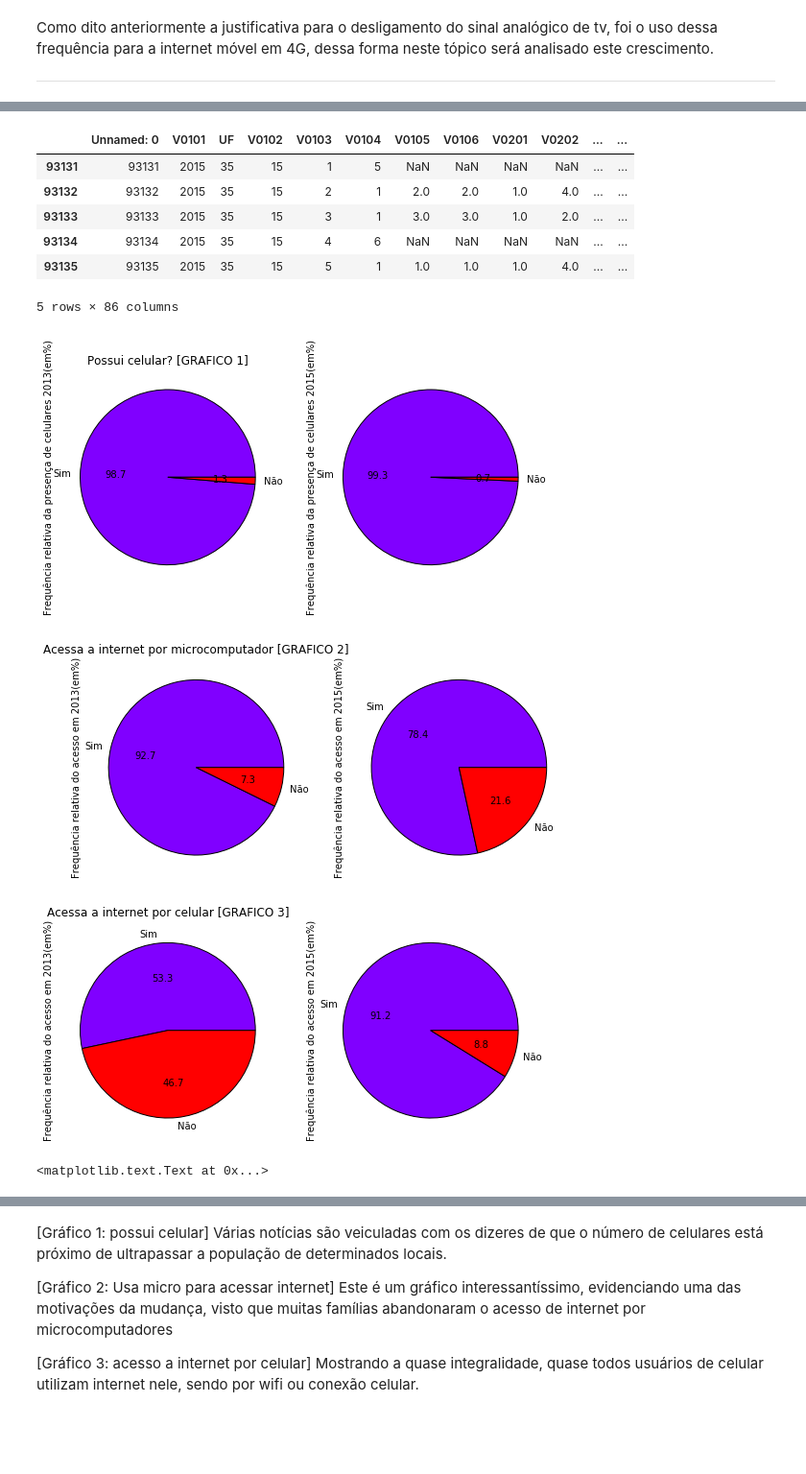
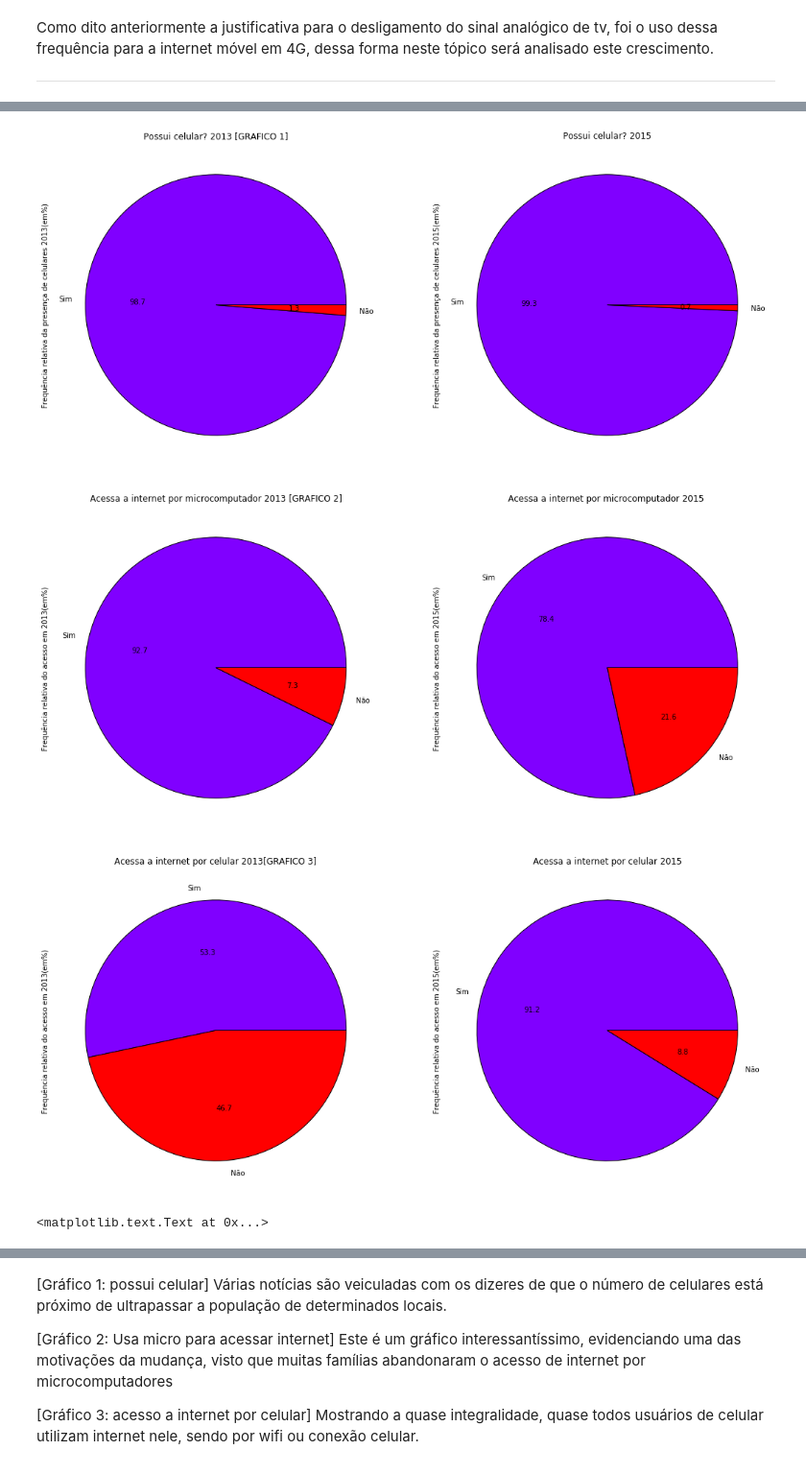
Before and after one commit to pamplonamatheus/Dados, a Jupyter notebook: projeto1/Projeto1 Layout.ipynb, the cells around one changed output, grey strips where cells are left out. Shown: that part at 96% size. Saved outputs shown, nothing was run; the diff lists cells and outputs as text; code cells hidden in the pictures; blank space fills up the shorter version.

```diff
--- a/projeto1/Projeto1 Layout.ipynb
+++ b/projeto1/Projeto1 Layout.ipynb
@@ -110,33 +130,19 @@ d2 =  dadossp15.dropna(subset = ['tresg', 'celular', 'usapc', 'usacel'])
-# %%
-dadossp15.head()
-# %% [output]
-|  | Unnamed: 0 | V0101 | UF | V0102 | V0103 | V0104 | V0105 | V0106 | V0201 | V0202 | ... | ... |
-| 93131 | 93131 | 2015 | 35 | 15 | 1 | 5 | NaN | NaN | NaN | NaN | ... | ... |
-| 93132 | 93132 | 2015 | 35 | 15 | 2 | 1 | 2.0 | 2.0 | 1.0 | 4.0 | ... | ... |
-| 93133 | 93133 | 2015 | 35 | 15 | 3 | 1 | 3.0 | 3.0 | 1.0 | 2.0 | ... | ... |
-| 93134 | 93134 | 2015 | 35 | 15 | 4 | 6 | NaN | NaN | NaN | NaN | ... | ... |
-| 93135 | 93135 | 2015 | 35 | 15 | 5 | 1 | 1.0 | 1.0 | 1.0 | 4.0 | ... | ... |
-5 rows × 86 columns
 # %%
 n = dadossp13.shape[0]
 n = dadossp15.shape[0]
-
-
-
-
 
 plt.show()
 
 plt.subplot(221)
 ut2 = ((d1.celular.value_counts()/n)*100).round(decimals=1)
 
-plot = ut2.plot(kind='pie',title='Possui celular? [GRAFICO 1]',figsize=(9, 9),autopct='%.1f',colormap = "rainbow")
+plot = ut2.plot(kind='pie',title='Possui celular? 2013 [GRAFICO 1]',figsize=(18, 18),autopct='%.1f',colormap = "rainbow")
 plt.ylabel('Frequência relativa da presença de celulares 2013(em%)')
 
 plt.subplot(222)
 ut3 = ((d2.celular.value_counts()/n)*100).round(decimals=1)
 
-plot = ut3.plot(kind='pie',title='',figsize=(9, 9),autopct='%.1f',colormap = "rainbow")
+plot = ut3.plot(kind='pie',title='Possui celular? 2015',figsize=(18, 18),autopct='%.1f',colormap = "rainbow")
 plt.ylabel('Frequência relativa da presença de celulares 2015(em%)')
 plt.show()
 
@@ -144,42 +150,42 @@ plt.show()
 plt.subplot(221)
 ut4 = ((d1.usapc.value_counts()/n)*100).round(decimals=1)
 
-plot = ut4.plot(kind='pie',title='Acessa a internet por microcomputador [GRAFICO 2]',figsize=(9, 9),autopct='%.1f',colormap = "rainbow")
+plot = ut4.plot(kind='pie',title='Acessa a internet por microcomputador 2013 [GRAFICO 2]',figsize=(18, 18),autopct='%.1f',colormap = "rainbow")
 plt.ylabel('Frequência relativa do acesso em 2013(em%)')
 
 plt.subplot(222)
 ut5 = ((d2.usapc.value_counts()/n)*100).round(decimals=1)
 
-plot = ut5.plot(kind='pie',title='',figsize=(9, 9),autopct='%.1f',colormap = "rainbow")
+plot = ut5.plot(kind='pie',title='Acessa a internet por microcomputador 2015 ',figsize=(18, 18),autopct='%.1f',colormap = "rainbow")
 plt.ylabel('Frequência relativa do acesso em 2015(em%)')
 plt.show()
 
 plt.subplot(221)
 ut6 = ((d1.usacel.value_counts()/n)*100).round(decimals=1)
 
-plot = ut6.plot(kind='pie',title='Acessa a internet por celular [GRAFICO 3]',figsize=(9, 9),autopct='%.1f',colormap = "rainbow")
+plot = ut6.plot(kind='pie',title='Acessa a internet por celular 2013[GRAFICO 3]',figsize=(18, 18),autopct='%.1f',colormap = "rainbow")
 plt.ylabel('Frequência relativa do acesso em 2013(em%)')
 
 plt.subplot(222)
 ut7 = ((d2.usacel.value_counts()/n)*100).round(decimals=1)
 
-plot = ut7.plot(kind='pie',title='',figsize=(9, 9),autopct='%.1f',colormap = "rainbow")
+plot = ut7.plot(kind='pie',title='Acessa a internet por celular 2015',figsize=(18, 18),autopct='%.1f',colormap = "rainbow")
 plt.ylabel('Frequência relativa do acesso em 2015(em%)')
 plt.show()
 
 plt.subplot(221)
 ut0 = ((d1.tresg.value_counts()/n)*100).round(decimals=1)
 
-plot = ut0.plot(kind='pie',title='Acesso a internet 3G e 4G no estado de SP [GRAFICO 4]',autopct='%.1f',figsize=(9,9),colormap = "rainbow")
+plot = ut0.plot(kind='pie',title='Acesso a internet 3G e 4G no estado de SP 2013[GRAFICO 4]',autopct='%.1f',figsize=(18,18),colormap = "rainbow")
 plt.ylabel('Freq.Relativa 2013(em%)')
 
 plt.subplot(222)
 ut1 = ((d2.tresg.value_counts()/n)*100).round(decimals=1)
 
-plot1 = ut1.plot(kind='pie',title='',figsize=(9, 9), autopct='%.1f',colormap = "rainbow")
+plot1 = ut1.plot(kind='pie',title='Acesso a internet 3G e 4G no estado de SP 2015',figsize=(18, 18), autopct='%.1f',colormap = "rainbow")
 plt.ylabel('Freq.Relativa 2015(em%)')
 # %% [output]
-[figure, old version]
+[figure, new version]
-[figure, old version]
+[figure, new version]
-[figure, old version]
+[figure, new version]
 <matplotlib.text.Text at 0x...>
```
Also changed, not shown: parts of 33 cells of this notebook.
